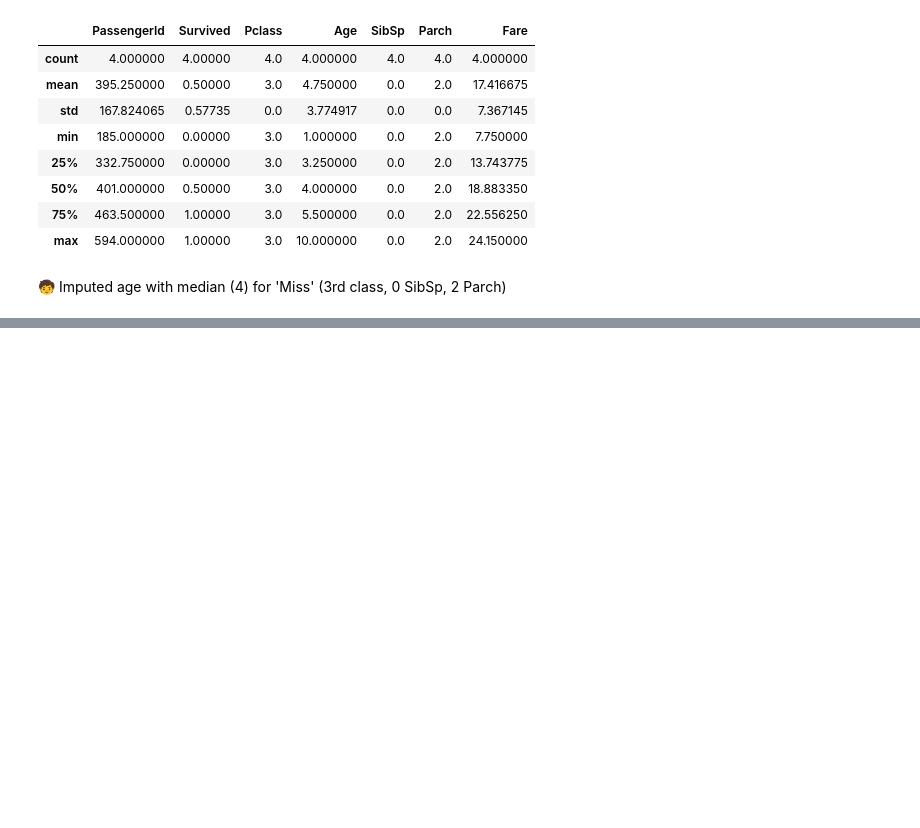
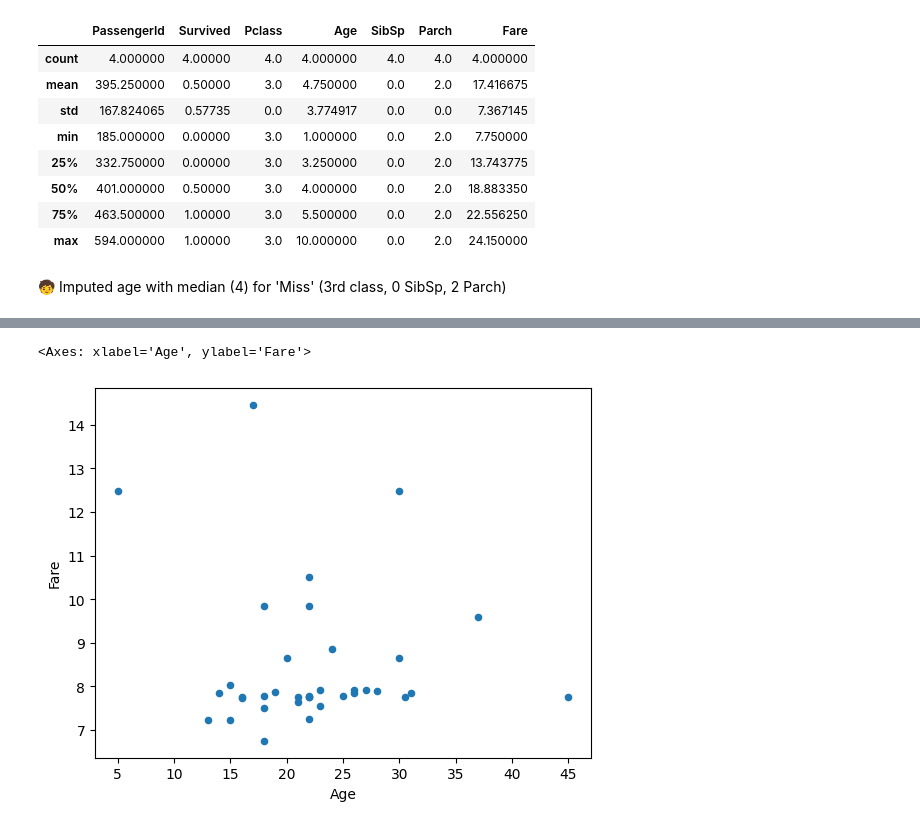
Before and after one commit to Restart29/titanic-analysis, a Jupyter notebook: notebooks/titanic.ipynb, the cells around one changed output, grey strips where cells are left out. Drawn from its saved outputs; the diff is of its cells as text; code cells hidden in the pictures; blank space fills up the shorter version.

```diff
--- a/notebooks/titanic.ipynb
+++ b/notebooks/titanic.ipynb
@@ -1474,0 +1527,5 @@ change_db2.loc[(change_db2['Title']=='Miss')&(change_db2['Pclass']==3)&(change_d
+# %%
+change_db2.loc[(change_db2['Title']=='Miss')&(change_db2['Pclass']==3)&(change_db2['SibSp']==0)&(change_db2['Parch']==0)].plot.scatter(x='Age',y='Fare')
+# %% [output]
+<Axes: xlabel='Age', ylabel='Fare'>
+[figure, added]
```
Also changed, not shown: parts of 36 cells of this notebook.
